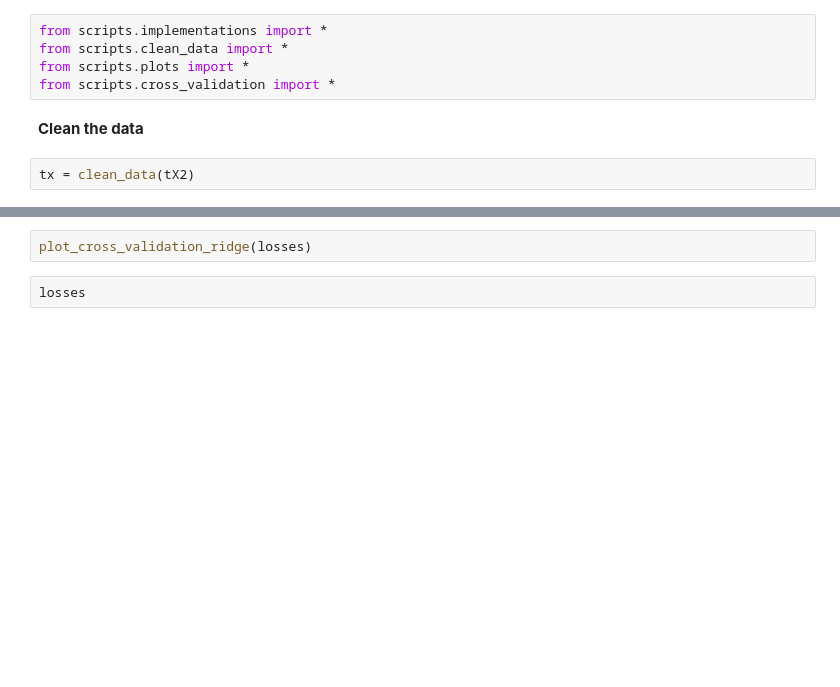
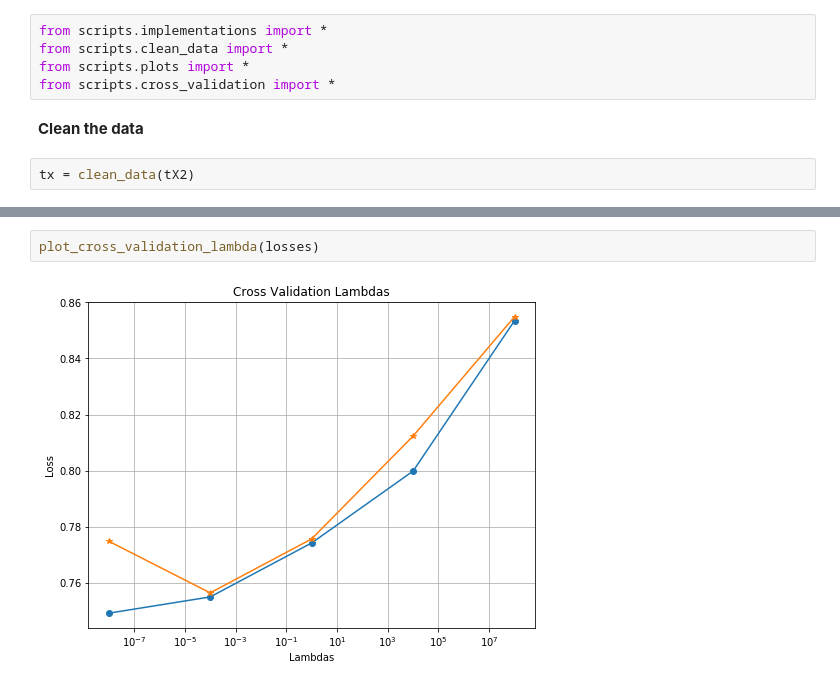
Before and after one commit to verafristedt/CS433-Projects, a Jupyter notebook: project1/models.ipynb, the cells around one changed output, grey strips where cells are left out. Cells and saved outputs as stored; diff of their text form; blank space fills up the shorter version.

```diff
--- a/project1/models.ipynb
+++ b/project1/models.ipynb
@@ -34,4 +80,4 @@ losses = cross_validation_ridge(y, tx, degree)
 # %%
-plot_cross_validation_ridge(losses)
+plot_cross_validation_lambda(losses)
+# %% [output]
+[figure, added]
-# %%
-losses
```
Also changed, not shown: parts of 11 cells of this notebook, 9 other files.
